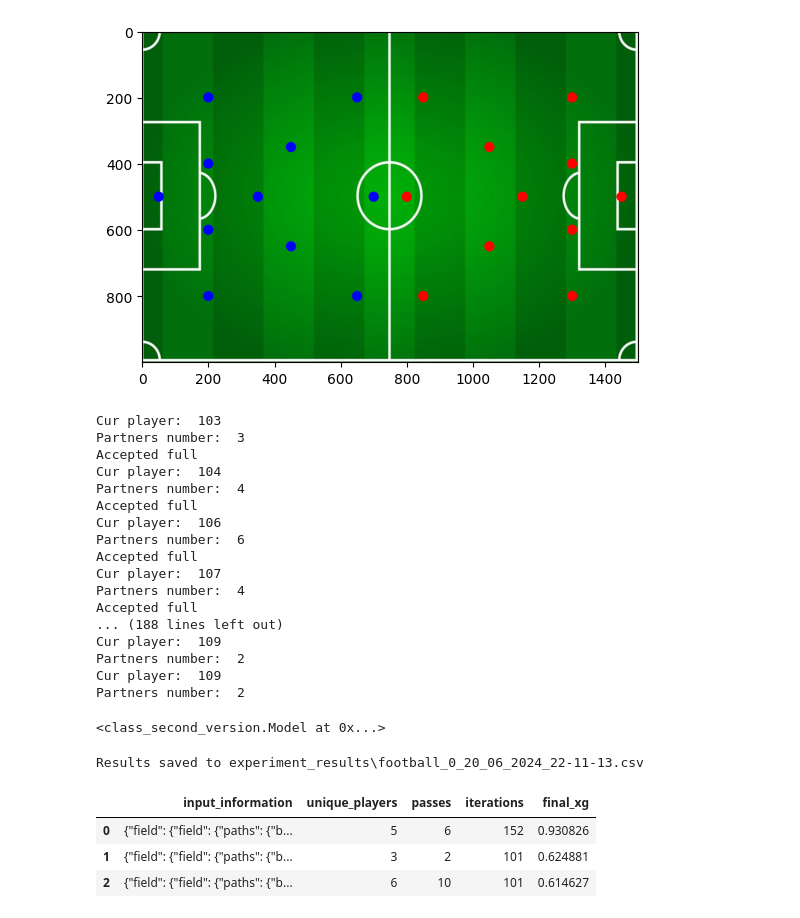
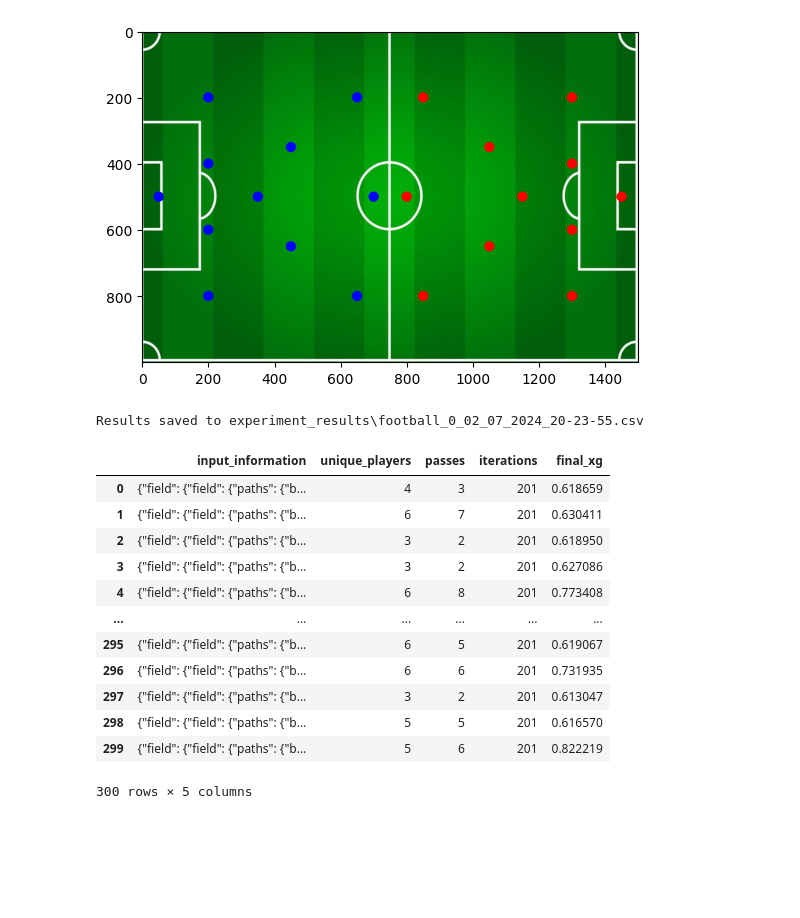
Before and after one commit to slikyumsh/FootballModelling, a Jupyter notebook: modelling.ipynb, the cells around one changed output. Cells and saved outputs as stored; diff of their text form; code cells hidden in the pictures; blank space fills up the shorter version.

Commit message:
feat: add copy and variations methods

```diff
--- a/modelling.ipynb
+++ b/modelling.ipynb
@@ -140,39 +140,25 @@ model3 = Model(copy.deepcopy(football_field), copy.deepcopy(team1[2]), 40, 100,
-# %%
-model1.metropolis()
-# %% [output]
-Cur player:  103
-Partners number:  3
-Accepted full
-Cur player:  104
-Partners number:  4
-Accepted full
-Cur player:  106
-Partners number:  6
-Accepted full
-Cur player:  107
-Partners number:  4
-Accepted full
-... (188 lines left out)
-Cur player:  109
-Partners number:  2
-Cur player:  109
-Partners number:  2
-# %%
-model2
-# %% [output]
-<class_second_version.Model at 0x...>
 # %%
 exp = Experiment([model1, model2, model3], 0)
-# %%
-exp.run()
-# %% [output]
-Results saved to experiment_results\football_0_20_06_2024_22-11-13.csv
+# %%
+exp.create_param_variations("beta", 10, 100)
+exp.run()
+# %% [output]
+Results saved to experiment_results\football_0_02_07_2024_20-23-55.csv
 # %%
 import pandas as pd
-data = pd.read_csv("experiment_results/football_0_20_06_2024_22-11-13.csv")
+data = pd.read_csv("experiment_results/football_0_02_07_2024_20-23-55.csv")
 data
 # %% [output]
 |  | input_information | unique_players | passes | iterations | final_xg |
-| 0 | {"field": {"field": {"paths": {"b... | 5 | 6 | 152 | 0.930826 |
-| 1 | {"field": {"field": {"paths": {"b... | 3 | 2 | 101 | 0.624881 |
-| 2 | {"field": {"field": {"paths": {"b... | 6 | 10 | 101 | 0.614627 |
+| 0 | {"field": {"field": {"paths": {"b... | 4 | 3 | 201 | 0.618659 |
+| 1 | {"field": {"field": {"paths": {"b... | 6 | 7 | 201 | 0.630411 |
+| 2 | {"field": {"field": {"paths": {"b... | 3 | 2 | 201 | 0.618950 |
+| 3 | {"field": {"field": {"paths": {"b... | 3 | 2 | 201 | 0.627086 |
+| 4 | {"field": {"field": {"paths": {"b... | 6 | 8 | 201 | 0.773408 |
+| ... | ... | ... | ... | ... | ... |
+| 295 | {"field": {"field": {"paths": {"b... | 6 | 5 | 201 | 0.619067 |
+| 296 | {"field": {"field": {"paths": {"b... | 6 | 6 | 201 | 0.731935 |
+| 297 | {"field": {"field": {"paths": {"b... | 3 | 2 | 201 | 0.613047 |
+| 298 | {"field": {"field": {"paths": {"b... | 5 | 5 | 201 | 0.616570 |
+| 299 | {"field": {"field": {"paths": {"b... | 5 | 6 | 201 | 0.822219 |
+300 rows × 5 columns
```
Also changed, not shown: parts of 2 cells of this notebook, 1 other file.
